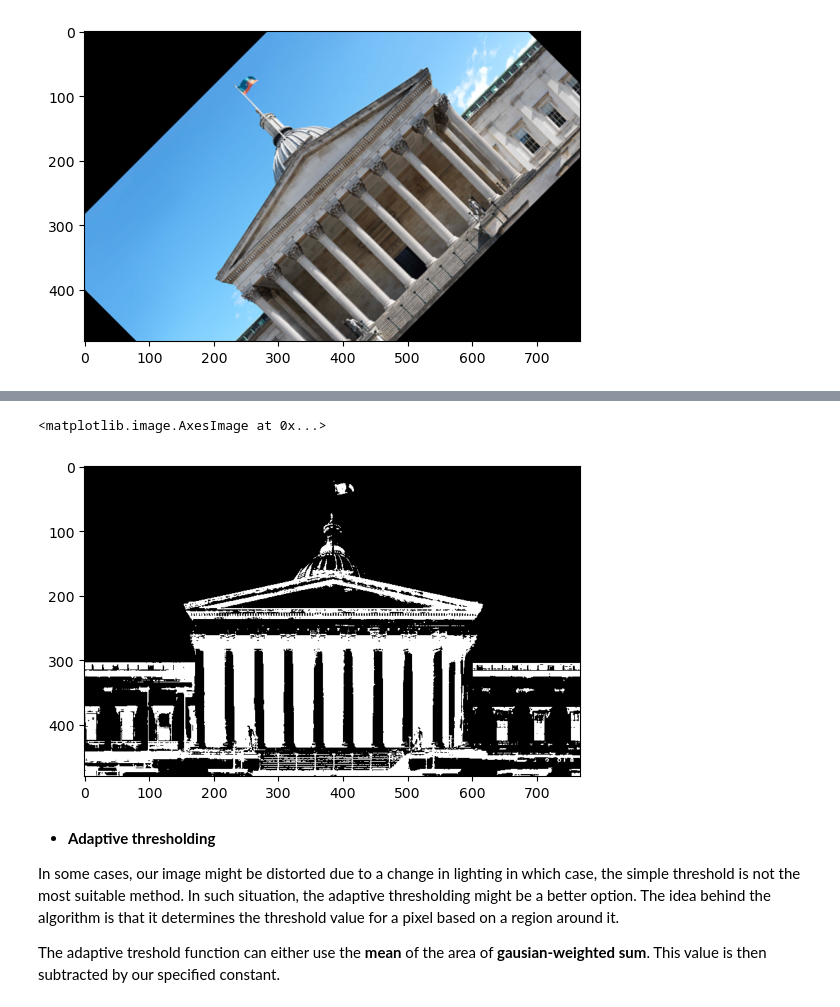
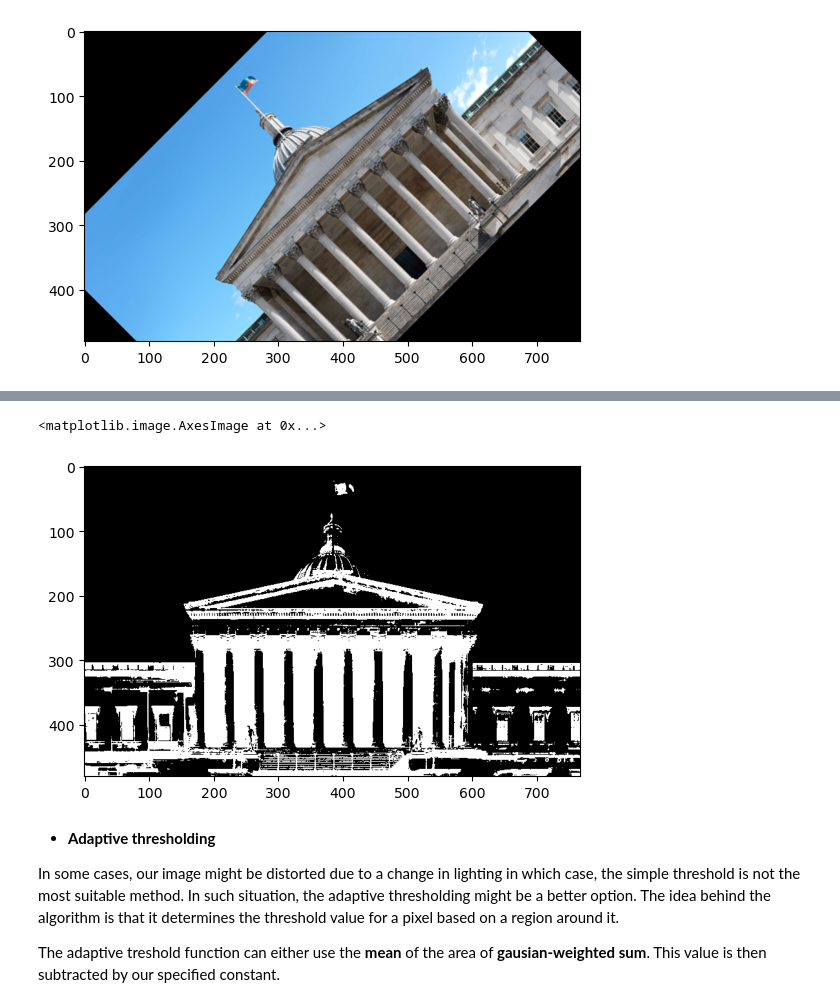
Before and after one commit to UCLAIS/ml-tutorials-season-4, a Jupyter notebook: week-5/OpenCV_Image_Preprocessing.ipynb, the cells around one changed output, grey strips where cells are left out. Saved outputs shown, nothing was run; the diff lists cells and outputs as text; code cells hidden in the pictures.

Commit message:
Update threshold

```diff
--- a/week-5/OpenCV_Image_Preprocessing.ipynb
+++ b/week-5/OpenCV_Image_Preprocessing.ipynb
@@ -128,12 +126,12 @@ When we use threshold function, we have to specify a type (see below their compa
 
 Let's say, we want to apply binary inverse thresholding, while the lower threshold value is 120.
 # %%
-ret, thresh = cv2.threshold(gray, 120, 255, cv2.THRESH_BINARY_INV)
+ret, thresh = cv2.threshold(gray, 127, 255, cv2.THRESH_BINARY_INV)
 
 plt.imshow(thresh, "gray")
 # %% [output]
 <matplotlib.image.AxesImage at 0x...>
-[figure, old version]
+[figure, new version]
 # %% [markdown]
 - **Adaptive thresholding**
 
```
Also changed, not shown: parts of 1 cell of this notebook.
